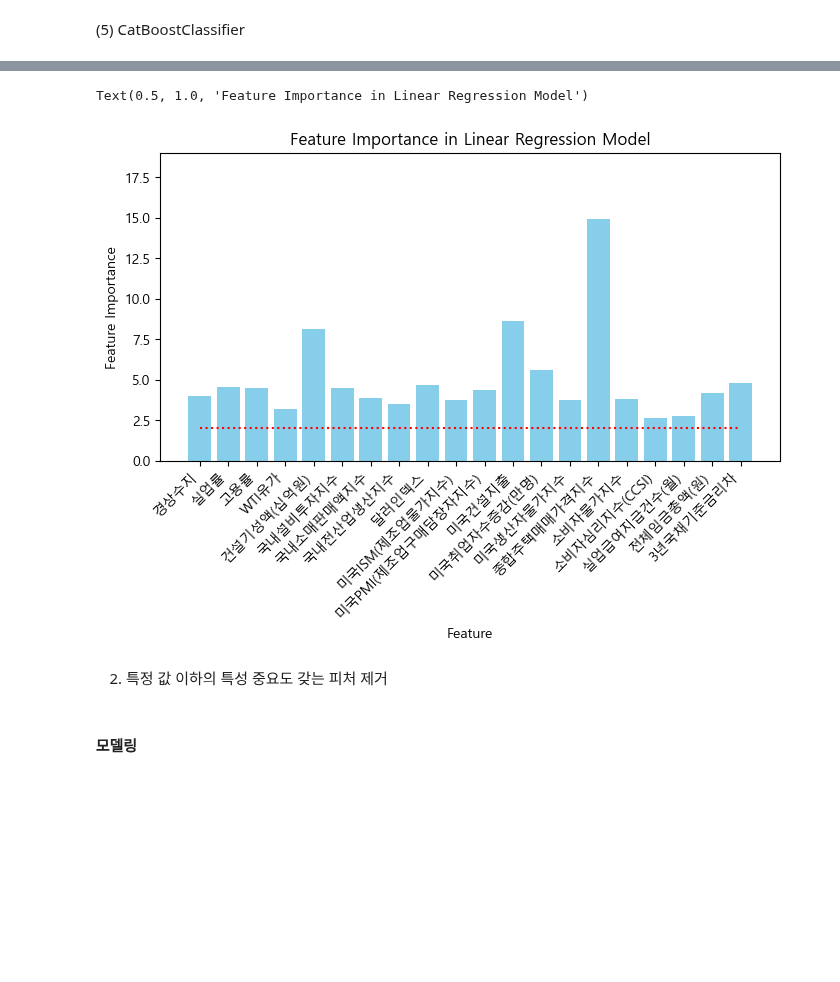
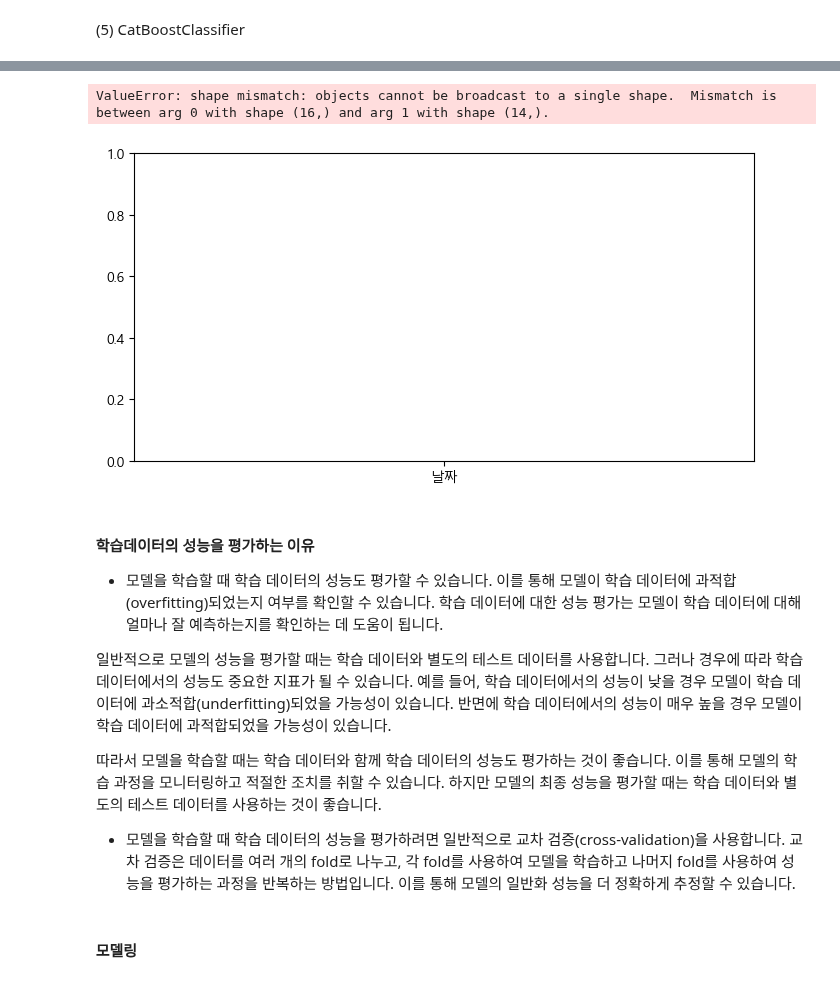
Before and after one commit to kimsierra/vscode, a Jupyter notebook: 2024/ML/프로젝트/코드/FS분류모델.ipynb, the cells around one changed output, grey strips where cells are left out. Cells and saved outputs as stored; diff of their text form; code cells hidden in the pictures; blank space fills up the shorter version.

```diff
--- a/2024/ML/프로젝트/코드/FS분류모델.ipynb
+++ b/2024/ML/프로젝트/코드/FS분류모델.ipynb
@@ -110,15 +137,21 @@ feature.head()
 # %%
 # 타겟 변수와 피처 분리
-X = feature.drop(['날짜', 'label'], axis=1)
-y = feature['label']
+X = feature.drop([ '실업률','달러인덱스','미국건설지출','국내전산업생산지수',
+                  '3년국채기준금리차','미국PMI(제조업구매담장자지수)'], axis=1)
 
 # 날짜 기준으로 데이터 분할
-train_data = feature[feature['날짜'] <= pd.Timestamp('2020-12-31')]
-test_data = feature[feature['날짜'] >= pd.Timestamp('2021-01-01')]
+train_data = X[X['날짜'] <= pd.Timestamp('2019-12-31')]
+test_data = X[X['날짜'] >= pd.Timestamp('2020-01-01')]
 
+train_data
 
 # 타겟 변수와 피처 분리
+
 X_train = train_data.drop(['날짜', 'label'], axis=1)
+
 y_train = train_data['label']
+
 X_test = test_data.drop(['날짜', 'label'], axis=1)
 y_test = test_data['label']
+len(y_test) , len(y_train)
+X_train
@@ -611,23 +659,33 @@ weighted avg       0.72      0.72      0.72        39
 # %%
+plt.rcParams['font.family'] ='Malgun Gothic'
+plt.rcParams['axes.unicode_minus'] =False
+
 low_importance_criteria = 2
 ylimit_val = 19
 
 # 피처 중요도를 수직 바 그래프로 시각화
 fig, ax = plt.subplots(figsize=(8, 4))
 ax.bar(X.columns, cat.feature_importances_, color='skyblue')
 ax.hlines(low_importance_criteria, 0, len(X.columns)-1 , colors='r', linestyles='dotted', label='low criteria')
 
 ax.set_xticks(range(len(X.columns)))  # X축에 대한 틱 위치 설정
 ax.set_xticklabels(X.columns, rotation=45, ha="right")  # X축에 대한 레이블 설정
 ax.set_xlabel("Feature")  # X축 레이블
 ax.set_ylabel("Feature Importance")  # Y축 레이블
 ax.set_ylim(0, ylimit_val)  # Y축 범위
 ax.set_title("Feature Importance in Linear Regression Model")  # 그래프 제목 설정
 # %% [output]
-Text(0.5, 1.0, 'Feature Importance in Linear Regression Model')
+ValueError: shape mismatch: objects cannot be broadcast to a single shape.  Mismatch is between arg 0 with shape (16,) and arg 1 with shape (14,).
-[figure, old version]
+[figure, new version]
-# %% [markdown]
-2. 특정 값 이하의 특성 중요도 갖는 피처 제거
+# %% [markdown]
+#### 학습데이터의 성능을 평가하는 이유
+- 모델을 학습할 때 학습 데이터의 성능도 평가할 수 있습니다. 이를 통해 모델이 학습 데이터에 과적합(overfitting)되었는지 여부를 확인할 수 있습니다. 학습 데이터에 대한 성능 평가는 모델이 학습 데이터에 대해 얼마나 잘 예측하는지를 확인하는 데 도움이 됩니다.
+
+일반적으로 모델의 성능을 평가할 때는 학습 데이터와 별도의 테스트 데이터를 사용합니다. 그러나 경우에 따라 학습 데이터에서의 성능도 중요한 지표가 될 수 있습니다. 예를 들어, 학습 데이터에서의 성능이 낮을 경우 모델이 학습 데이터에 과소적합(underfitting)되었을 가능성이 있습니다. 반면에 학습 데이터에서의 성능이 매우 높을 경우 모델이 학습 데이터에 과적합되었을 가능성이 있습니다.
+
+따라서 모델을 학습할 때는 학습 데이터와 함께 학습 데이터의 성능도 평가하는 것이 좋습니다. 이를 통해 모델의 학습 과정을 모니터링하고 적절한 조치를 취할 수 있습니다. 하지만 모델의 최종 성능을 평가할 때는 학습 데이터와 별도의 테스트 데이터를 사용하는 것이 좋습니다.
+
+- 모델을 학습할 때 학습 데이터의 성능을 평가하려면 일반적으로 교차 검증(cross-validation)을 사용합니다. 교차 검증은 데이터를 여러 개의 fold로 나누고, 각 fold를 사용하여 모델을 학습하고 나머지 fold를 사용하여 성능을 평가하는 과정을 반복하는 방법입니다. 이를 통해 모델의 일반화 성능을 더 정확하게 추정할 수 있습니다.
 # %% [markdown]
 #### 모델링
 # %% [markdown]
```
Also changed, not shown: parts of 22 cells of this notebook, 5 other files.
